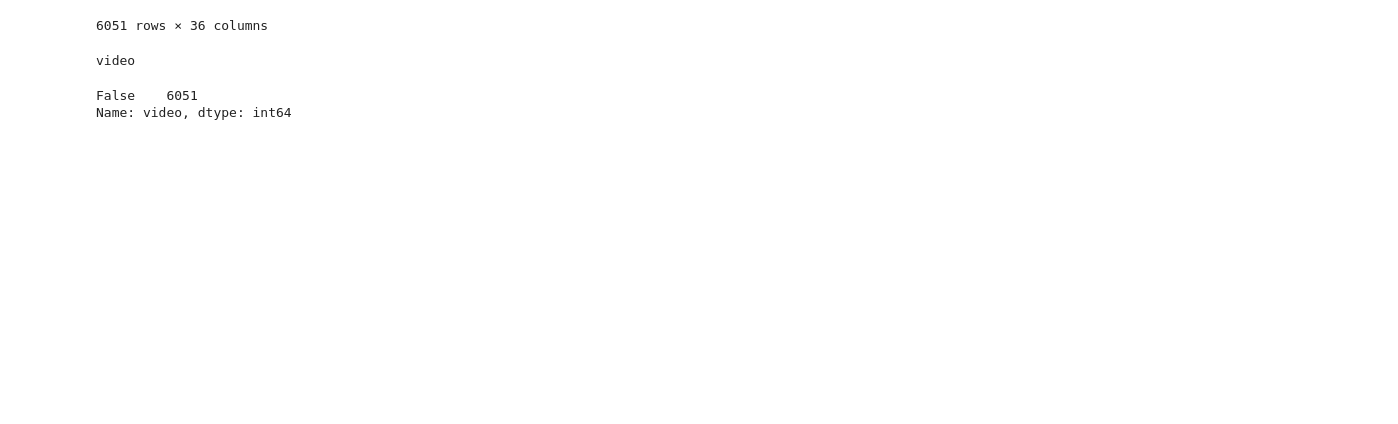
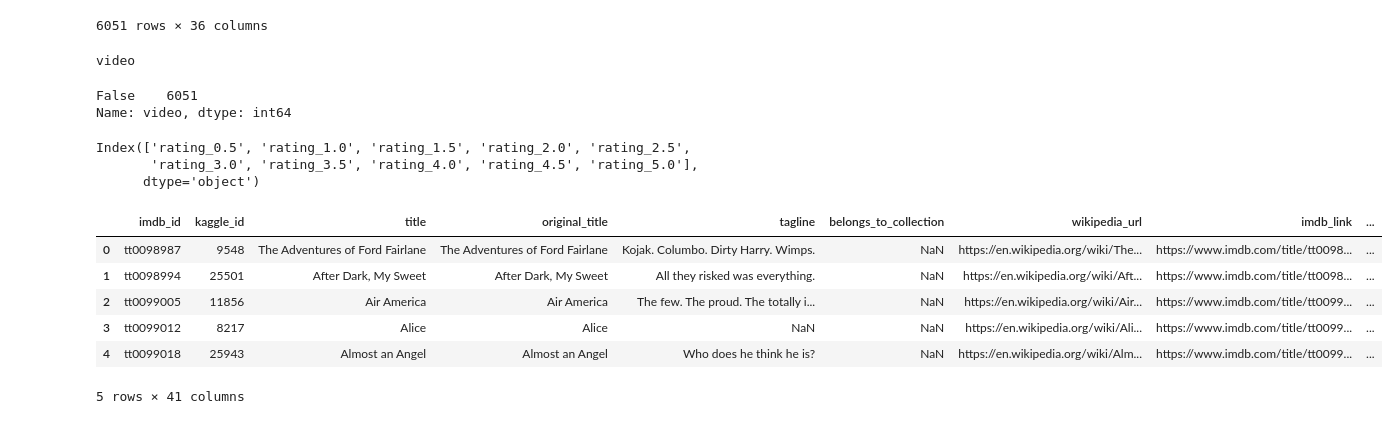
Before and after one commit to ginaikramer/Movies-ETL, a Jupyter notebook: LoadFiles.ipynb, the cells around one changed output. Drawn from its saved outputs; the diff is of its cells as text; code cells hidden in the pictures; blank space fills up the shorter version.

```diff
--- a/LoadFiles.ipynb
+++ b/LoadFiles.ipynb
@@ -1152,0 +1181,30 @@ movies_df.drop('video', axis=1, inplace=True)
+# %%
+#Count each group after the group by
+rating_counts = ratings.groupby(['movieId','rating'], as_index=False).count() \
+                .rename({'userId':'count'}, axis=1) \
+                .pivot(index='movieId',columns='rating', values='count')
+# %%
+#Rename columns for easier reading
+rating_counts.columns = ['rating_' + str(col) for col in rating_counts.columns]
+# %%
+rating_counts.columns
+# %% [output]
+Index(['rating_0.5', 'rating_1.0', 'rating_1.5', 'rating_2.0', 'rating_2.5',
+       'rating_3.0', 'rating_3.5', 'rating_4.0', 'rating_4.5', 'rating_5.0'],
+      dtype='object')
+# %%
+#Merge the ratings data with the movies df using a Left Inner Join
+movies_with_ratings_df = pd.merge(movies_df, rating_counts, left_on='kaggle_id', right_index=True, how='left')
+# %%
+#Fill in any missing data with zeros
+movies_with_ratings_df[rating_counts.columns] = movies_with_ratings_df[rating_counts.columns].fillna(0)
+# %%
+movies_with_ratings_df.head()
+# %% [output]
+|  | imdb_id | kaggle_id | title | original_title | tagline | belongs_to_collection | wikipedia_url | imdb_link | ... |
+| 0 | tt0098987 | 9548 | The Adventures of Ford Fairlane | The Adventures of Ford Fairlane | Kojak. Columbo. Dirty Harry. Wimps. | NaN | https://en.wikipedia.org/wiki/The... | https://www.imdb.com/title/tt0098... | ... |
+| 1 | tt0098994 | 25501 | After Dark, My Sweet | After Dark, My Sweet | All they risked was everything. | NaN | https://en.wikipedia.org/wiki/Aft... | https://www.imdb.com/title/tt0098... | ... |
+| 2 | tt0099005 | 11856 | Air America | Air America | The few. The proud. The totally i... | NaN | https://en.wikipedia.org/wiki/Air... | https://www.imdb.com/title/tt0099... | ... |
+| 3 | tt0099012 | 8217 | Alice | Alice | NaN | NaN | https://en.wikipedia.org/wiki/Ali... | https://www.imdb.com/title/tt0099... | ... |
+| 4 | tt0099018 | 25943 | Almost an Angel | Almost an Angel | Who does he think he is? | NaN | https://en.wikipedia.org/wiki/Alm... | https://www.imdb.com/title/tt0099... | ... |
+5 rows × 41 columns
```
Also changed, not shown: parts of 3 cells of this notebook.
